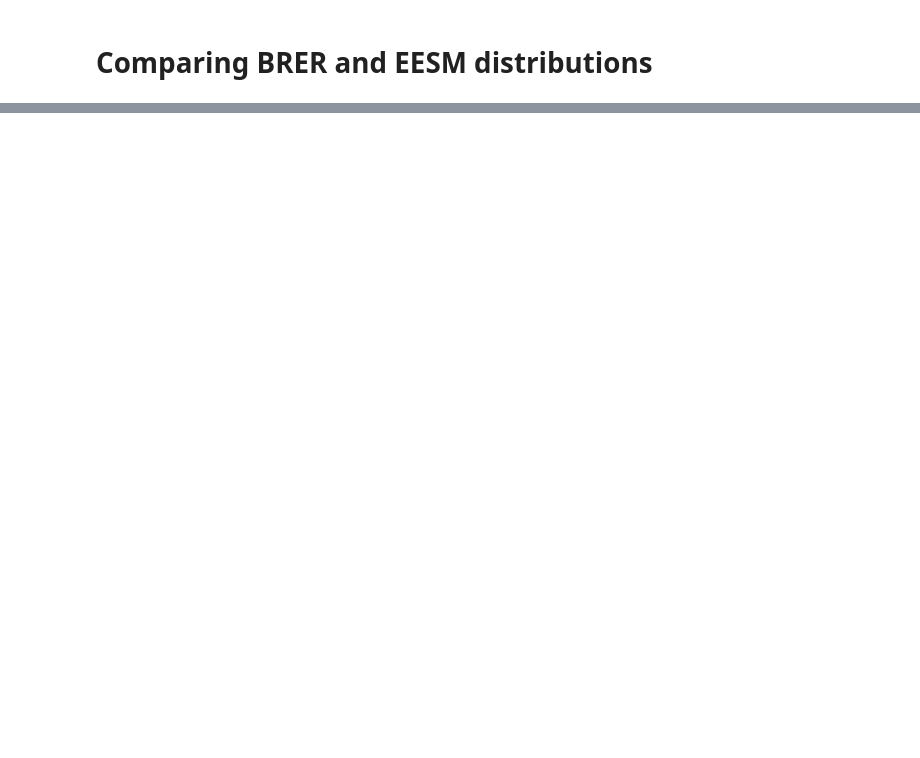
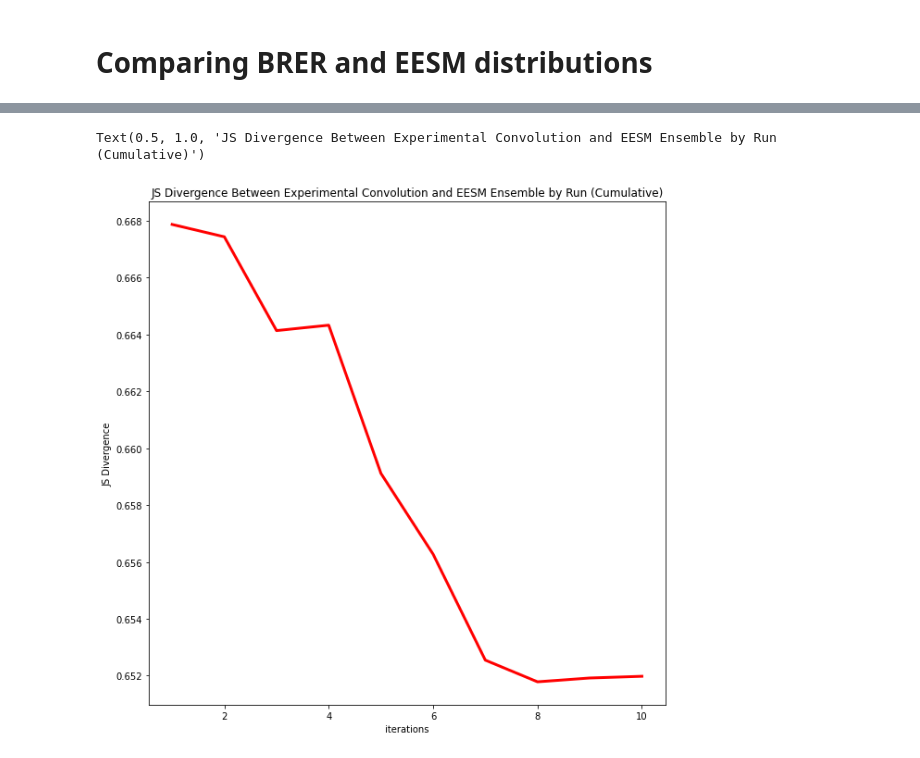
Before and after one commit to EmilyBoland/Syntaxin-EESM-Analysis, a Jupyter notebook: Cleaned_work_analysis_with_thresholding.ipynb, the cells around one changed output, grey strips where cells are left out. Cells and saved outputs as stored; diff of their text form; code cells hidden in the pictures; blank space fills up the shorter version.

```diff
--- a/Cleaned_work_analysis_with_thresholding.ipynb
+++ b/Cleaned_work_analysis_with_thresholding.ipynb
@@ -410,9 +346,11 @@ for d1 in range(nbins):
       keys = list(top10.keys())
       m = min(vals)
       if diff > m:
-        old = keys[vals.index(m)]
-        top10.pop(old);
-        key = str(bins[d1]) + ',' + str(bins[d2]) + ',' + str(bins[d3])
-        top10[key] = diff
+        if target_confs[d1,d2,d3] != 0:
+          old = keys[vals.index(m)]
+          top10.pop(old);
+          key = str(bins[d1]) + ',' + str(bins[d2]) + ',' + str(bins[d3])
+          top10[key] = diff
 
+print(top10)
 # json.dump(top10, open('most_different_structures.json', 'w'), indent = 2)
@@ -438,0 +359,24 @@ KeyboardInterrupt: ignored
+# %%
+js_divs = []
+for run in sim_data_by_run:
+  deer_js_lst = []
+  eesm_js_lst = []
+  eesm_data = sim_data_by_run[run]
+  runs = [1,2,3,4,5,6,7,8,9,10]
+  for d1 in range(nbins):
+    for d2 in range(nbins):
+      for d3 in range(nbins):
+        deer_js_lst.append(joint_exp[d1,d2,d3])
+        eesm_js_lst.append(eesm_data[d1,d2,d3])
+  js_divs.append(waf.JScalculator(deer_js_lst, eesm_js_lst))
+
+fig = plt.figure(figsize = (10,10))
+plt.plot(runs, js_divs, 'r', lw = 3)
+plt.xlabel("iterations")
+plt.ylabel("JS Divergence")
+plt.title("JS Divergence Between Experimental Convolution and EESM Ensemble by Run (Cumulative)")
+
+# plt.savefig("JSdiv_DEER_v_EESM_overall_11_19.pdf")
+# %% [output]
+Text(0.5, 1.0, 'JS Divergence Between Experimental Convolution and EESM Ensemble by Run (Cumulative)')
+[figure, added]
```
Also changed, not shown: parts of 28 cells of this notebook.
